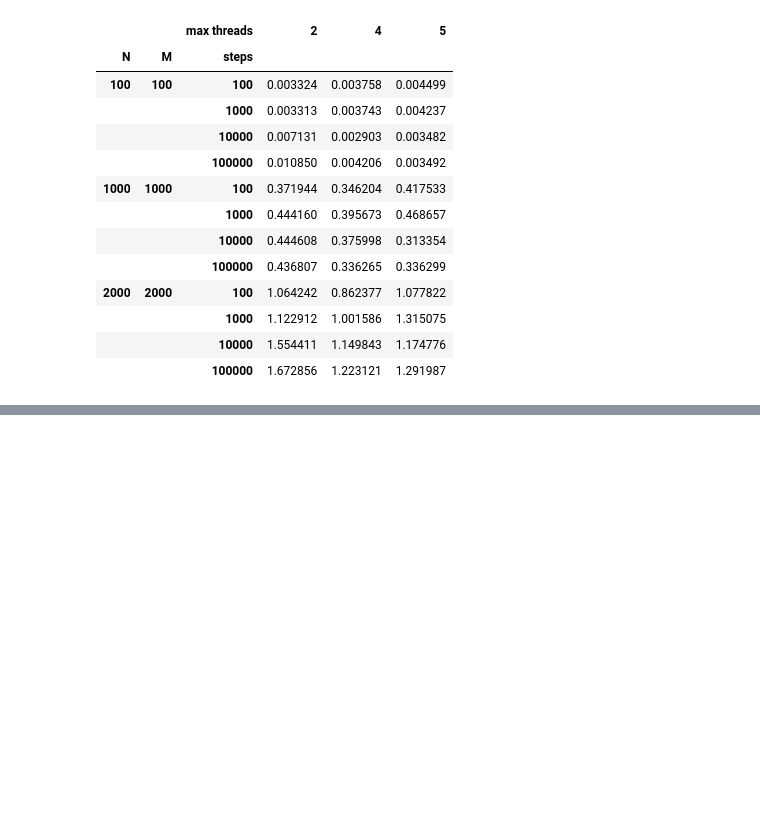
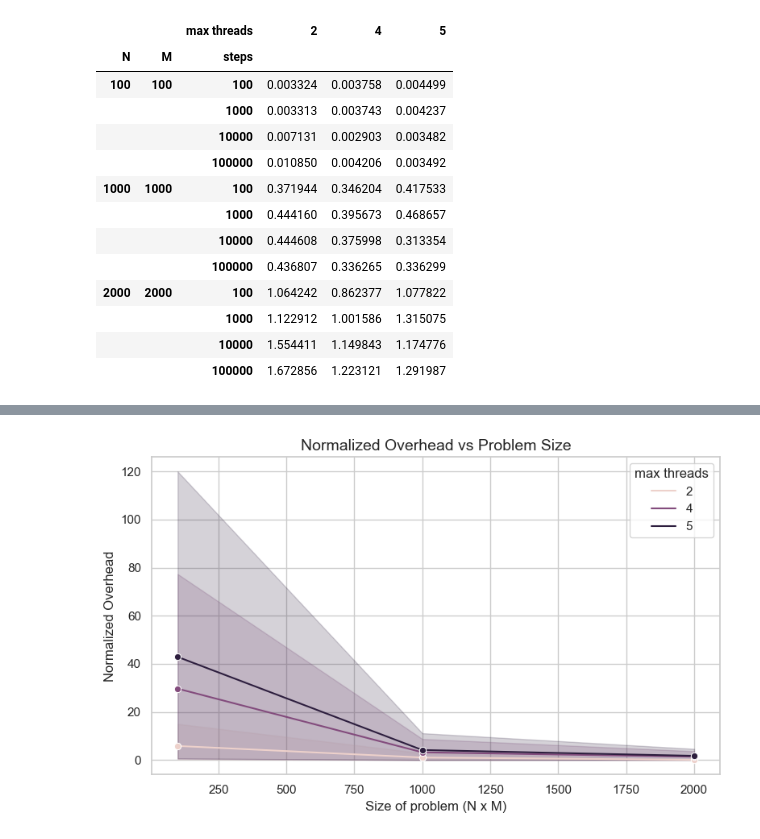
Before and after one commit to deinok/PARALLEL, a Jupyter notebook: 2-MPI/results/analysis.ipynb, the cells around one changed output, grey strips where cells are left out. Cells and saved outputs as stored; diff of their text form; code cells hidden in the pictures; blank space fills up the shorter version.

```diff
--- a/2-MPI/results/analysis.ipynb
+++ b/2-MPI/results/analysis.ipynb
@@ -193,0 +244,8 @@ plt.savefig(f"{IMAGES_DIR}/mpi_speedup.png", dpi=300)
+# %%
+# calculate overhead and normalized overhead in df_sp
+df_sp = df_sp.copy()
+df_sp['overhead'] = df_sp['time'] * df_sp['max threads'] - df_sp['serial_time']
+df_sp['overhead_norm'] = df_sp['overhead'] / df_sp['N']
+
+# show raw overhead table
+df_sp[['max threads', 'N', 'M', 'steps', 'overhead', 'overhead_norm']]
@@ -193,0 +270,24 @@ plt.savefig(f"{IMAGES_DIR}/mpi_speedup.png", dpi=300)
+# %%
+# Plot normalized overhead vs problem size
+sp_over = df_sp.copy()
+sp_over['work'] = sp_over['N']
+
+sns.set_theme(style="whitegrid", palette="colorblind")
+
+plt.figure(figsize=(8, 5))
+ax = sns.lineplot(
+  data=sp_over,
+  x='work',
+  y='overhead_norm',
+  hue='max threads',
+  marker='o'
+)
+
+ax.set_xlabel('Size of problem (N x M)', fontsize=12)
+ax.set_ylabel('Normalized Overhead', fontsize=12)
+ax.set_title('Normalized Overhead vs Problem Size', fontsize=14)
+plt.tight_layout()
+plt.savefig(f"{IMAGES_DIR}/normalized_overhead.png", dpi=300)
+plt.show()
+# %% [output]
+[figure, added]
```
Also changed, not shown: parts of 3 cells of this notebook, 8 other files.
